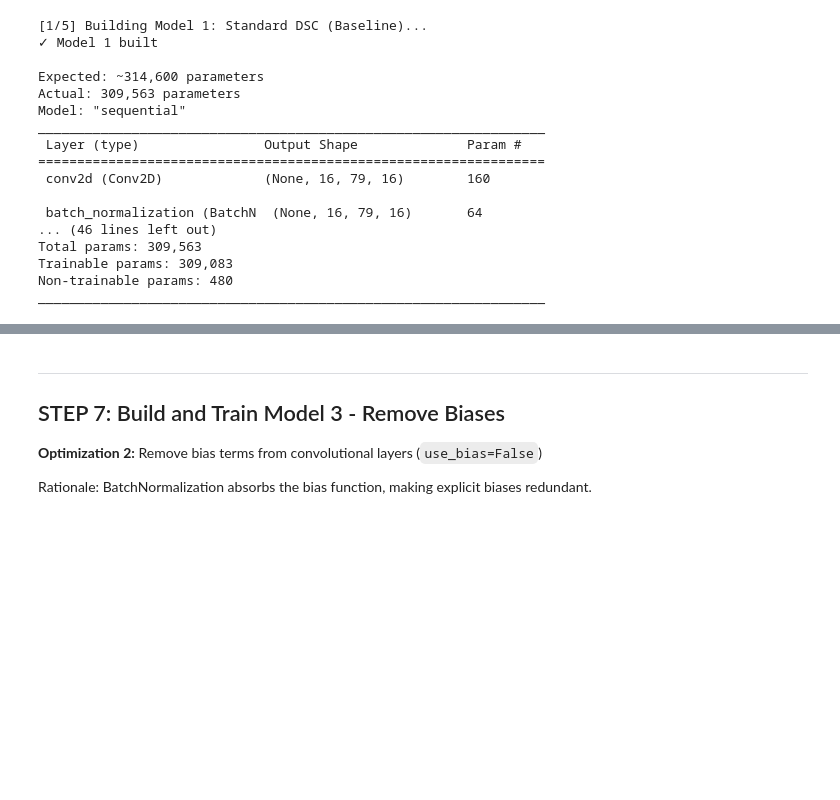
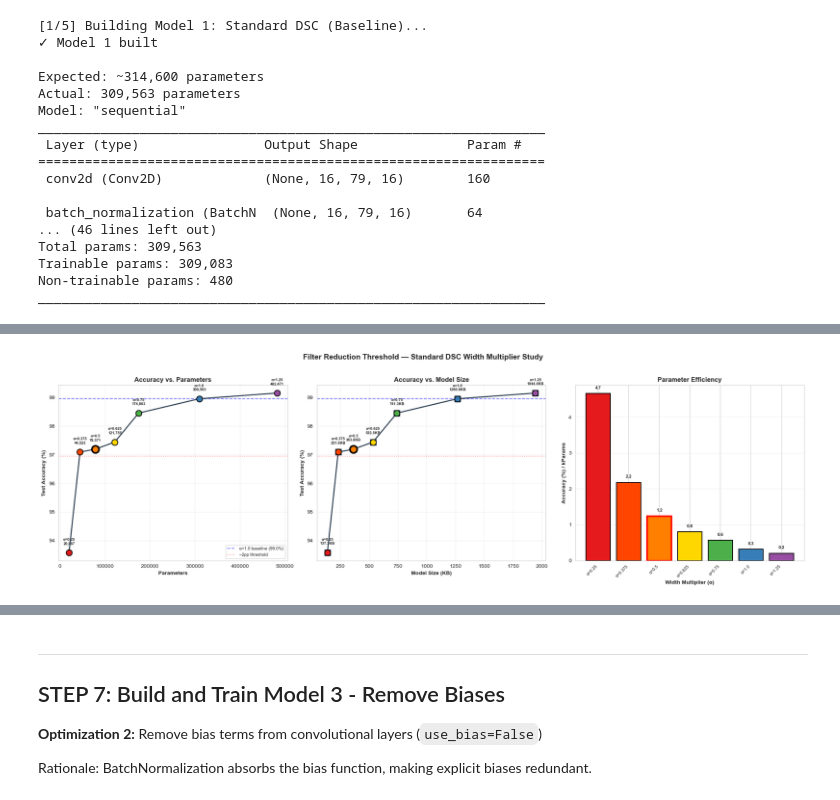
Before and after one commit to micheline24/enhanced_microdsc, a Jupyter notebook: experiments/ablation_study.ipynb, the cells around one changed output, grey strips where cells are left out. Drawn from its saved outputs; the diff is of its cells as text; code cells hidden in the pictures; blank space fills up the shorter version.

```diff
--- a/experiments/ablation_study.ipynb
+++ b/experiments/ablation_study.ipynb
@@ -617,0 +884,86 @@ Epochs              : 20
+# %%
+# ============================================================================
+# FILTER REDUCTION THRESHOLD VISUALIZATION
+# ============================================================================
+
+alpha_colors = {
+    0.25:  '#e41a1c',  0.375: '#ff4500',  0.50:  '#ff7f00',
+    0.625: '#ffd700',  0.75:  '#4daf4a',  1.0:   '#377eb8',  1.25:  '#984ea3',
+}
+
+fig, axes = plt.subplots(1, 3, figsize=(20, 6))
+
+params_list = [r['Parameters'] for r in alpha_results]
+acc_list = [r['Accuracy (%)'] for r in alpha_results]
+size_list = [r['Size (KB)'] for r in alpha_results]
+eff_list = [a / (p / 1000) for a, p in zip(acc_list, params_list)]
+ref_acc = acc_list[alpha_values.index(1.0)]
+
+# ---- Plot 1: Accuracy vs Parameters ----
+ax = axes[0]
+ax.plot(params_list, acc_list, 'o-', color='#2c3e50', linewidth=2,
+        markersize=10, markerfacecolor='white', markeredgewidth=2, zorder=5)
+for i, alpha in enumerate(alpha_values):
+    ms = 180 if alpha == 0.50 else 120
+    ew = 3 if alpha == 0.50 else 1.5
+    ax.scatter(params_list[i], acc_list[i], color=alpha_colors[alpha],
+               s=ms, zorder=6, edgecolors='black', linewidth=ew)
+    ax.annotate(f'α={alpha}\n{params_list[i]:,}',
+                (params_list[i], acc_list[i]),
+                textcoords="offset points", xytext=(0, 15),
+                ha='center', fontsize=7, fontweight='bold')
+ax.axhline(y=ref_acc, color='blue', linestyle='--', alpha=0.5,
+           label=f'α=1.0 baseline ({ref_acc:.1f}%)')
+ax.axhline(y=ref_acc - 2.0, color='red', linestyle=':', alpha=0.4,
+           label='−2pp threshold')
+ax.set_xlabel('Parameters', fontweight='bold')
+ax.set_ylabel('Test Accuracy (%)', fontweight='bold')
+ax.set_title('Accuracy vs. Parameters', fontweight='bold')
+ax.legend(loc='lower right', fontsize=8)
+ax.grid(True, alpha=0.3)
+
+# ---- Plot 2: Accuracy vs Model Size ----
+ax = axes[1]
+ax.plot(size_list, acc_list, 's-', color='#2c3e50', linewidth=2,
+        markersize=10, markerfacecolor='white', markeredgewidth=2, zorder=5)
+for i, alpha in enumerate(alpha_values):
+    ms = 180 if alpha == 0.50 else 120
+    ew = 3 if alpha == 0.50 else 1.5
+    ax.scatter(size_list[i], acc_list[i], color=alpha_colors[alpha],
+               s=ms, zorder=6, edgecolors='black', linewidth=ew)
+    ax.annotate(f'α={alpha}\n{size_list[i]:.1f}KB',
+                (size_list[i], acc_list[i]),
+                textcoords="offset points", xytext=(0, 15),
+                ha='center', fontsize=7, fontweight='bold')
+ax.axhline(y=ref_acc, color='blue', linestyle='--', alpha=0.5)
+ax.axhline(y=ref_acc - 2.0, color='red', linestyle=':', alpha=0.4)
+ax.set_xlabel('Model Size (KB)', fontweight='bold')
+ax.set_ylabel('Test Accuracy (%)', fontweight='bold')
+ax.set_title('Accuracy vs. Model Size', fontweight='bold')
+ax.grid(True, alpha=0.3)
+
+# ---- Plot 3: Parameter Efficiency ----
+ax = axes[2]
+bars = ax.bar([f'α={a}' for a in alpha_values], eff_list,
+              color=[alpha_colors[a] for a in alpha_values],
+              edgecolor='black', linewidth=1.5)
+target_idx = alpha_values.index(0.50)
+bars[target_idx].set_edgecolor('red')
+bars[target_idx].set_linewidth(3)
+ax.set_xlabel('Width Multiplier (α)', fontweight='bold')
+ax.set_ylabel('Accuracy (%) / kParams', fontweight='bold')
+ax.set_title('Parameter Efficiency', fontweight='bold')
+for bar, val in zip(bars, eff_list):
+    ax.text(bar.get_x() + bar.get_width()/2, val + 0.1, f'{val:.1f}',
+            ha='center', va='bottom', fontsize=8, fontweight='bold')
+ax.grid(axis='y', alpha=0.3)
+plt.setp(ax.get_xticklabels(), rotation=45, ha='right', fontsize=8)
+
+plt.suptitle('Filter Reduction Threshold — Standard DSC Width Multiplier Study',
+             fontsize=14, fontweight='bold', y=1.02)
+plt.tight_layout()
+plt.savefig('filter_reduction_threshold_standard_dsc.png', dpi=300, bbox_inches='tight')
+plt.show()
+print("✓ Saved: filter_reduction_threshold_standard_dsc.png")
+# %% [output]
+[figure, added]
```
Also changed, not shown: parts of 28 cells of this notebook.
